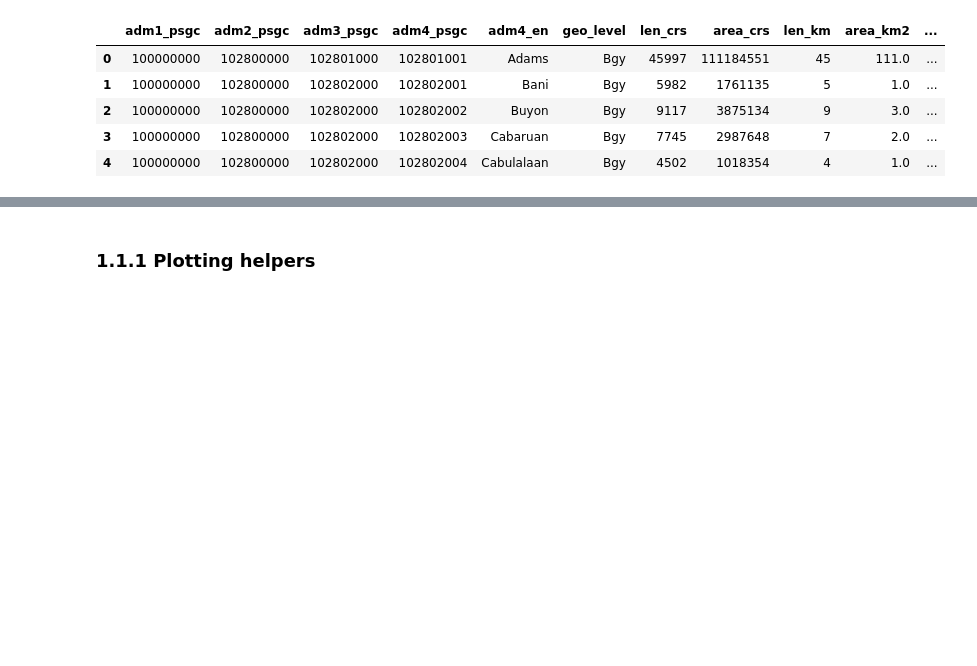
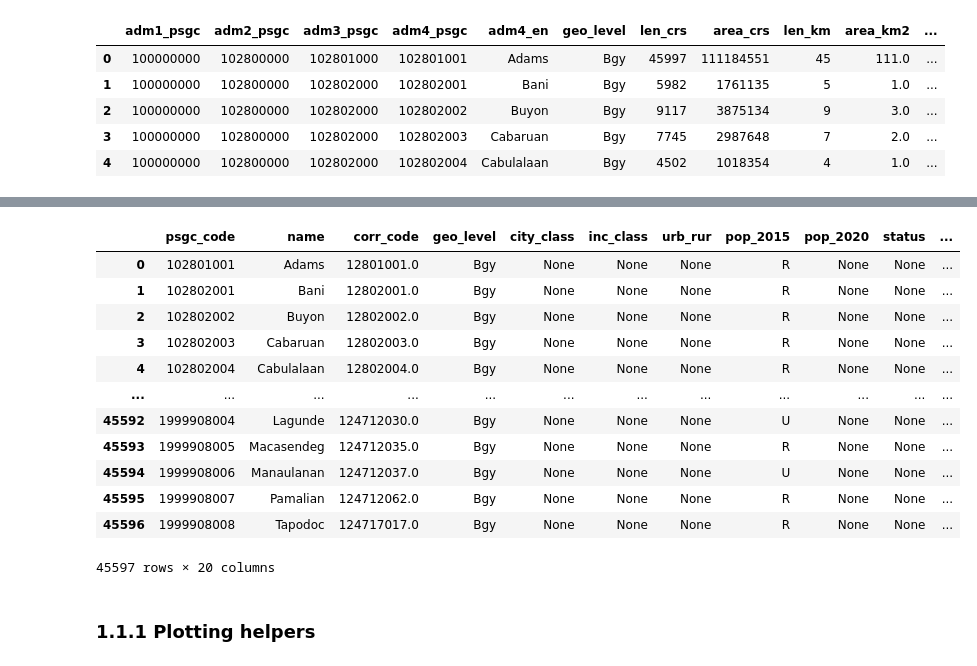
Before and after one commit to cair-philippines/project_paaral, a Jupyter notebook: notebooks/0.2-map-resources.ipynb, the cells around one changed output, grey strips where cells are left out. Cells and saved outputs as stored; diff of their text form; code cells hidden in the pictures; blank space fills up the shorter version.

```diff
--- a/notebooks/0.2-map-resources.ipynb
+++ b/notebooks/0.2-map-resources.ipynb
@@ -119,3 +142,22 @@ array([nan, 'City of Caloocan', 'City of Las Piñas', 'City of Makati',
+# %%
+shapefile_path = "data/philippines-psgc-shapefiles/dist/PH_Adm4_BgySubMuns.shp.zip"
+adm4_shapefile = gpd.read_file(shapefile_path)
+# %%
+adm4_shapefile
+# %% [output]
+|  | psgc_code | name | corr_code | geo_level | city_class | inc_class | urb_rur | pop_2015 | pop_2020 | status | ... |
+| 0 | 102801001 | Adams | 12801001.0 | Bgy | None | None | None | R | None | None | ... |
+| 1 | 102802001 | Bani | 12802001.0 | Bgy | None | None | None | R | None | None | ... |
+| 2 | 102802002 | Buyon | 12802002.0 | Bgy | None | None | None | R | None | None | ... |
+| 3 | 102802003 | Cabaruan | 12802003.0 | Bgy | None | None | None | R | None | None | ... |
+| 4 | 102802004 | Cabulalaan | 12802004.0 | Bgy | None | None | None | R | None | None | ... |
+| ... | ... | ... | ... | ... | ... | ... | ... | ... | ... | ... | ... |
+| 45592 | 1999908004 | Lagunde | 124712030.0 | Bgy | None | None | None | U | None | None | ... |
+| 45593 | 1999908005 | Macasendeg | 124712035.0 | Bgy | None | None | None | R | None | None | ... |
+| 45594 | 1999908006 | Manaulanan | 124712037.0 | Bgy | None | None | None | U | None | None | ... |
+| 45595 | 1999908007 | Pamalian | 124712062.0 | Bgy | None | None | None | R | None | None | ... |
+| 45596 | 1999908008 | Tapodoc | 124717017.0 | Bgy | None | None | None | R | None | None | ... |
+45597 rows × 20 columns
 # %% [markdown]
 ### 1.1.1 Plotting helpers
 # %%
```
Also changed, not shown: parts of 19 cells of this notebook.
